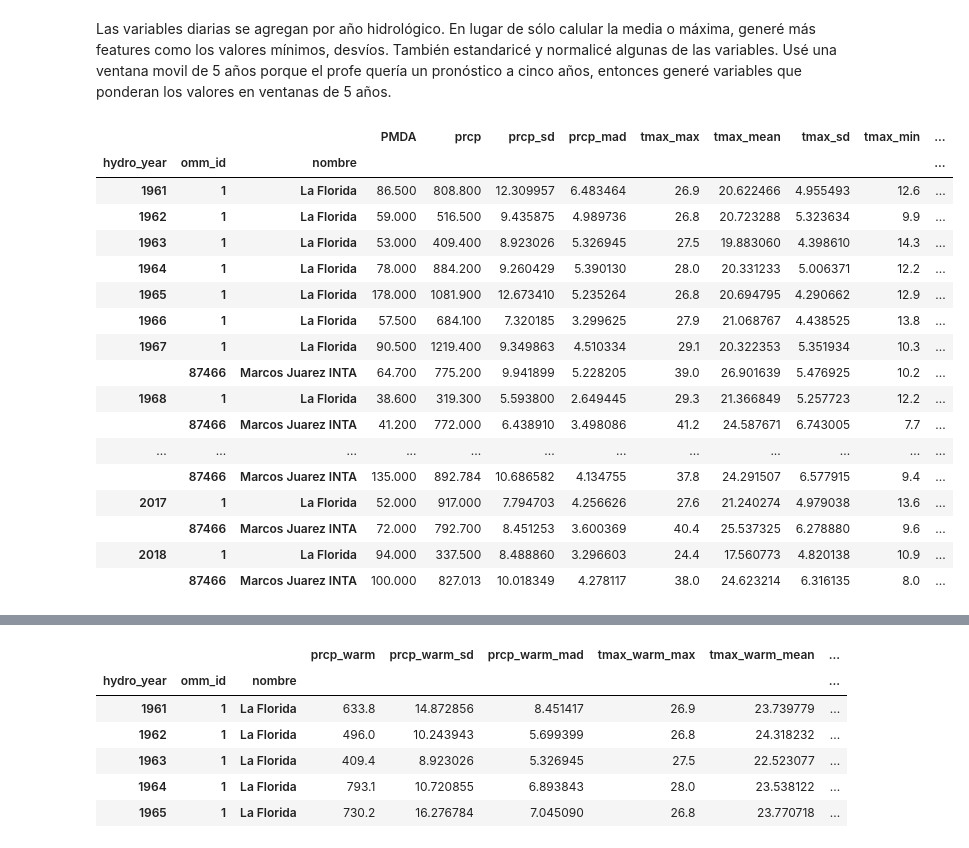
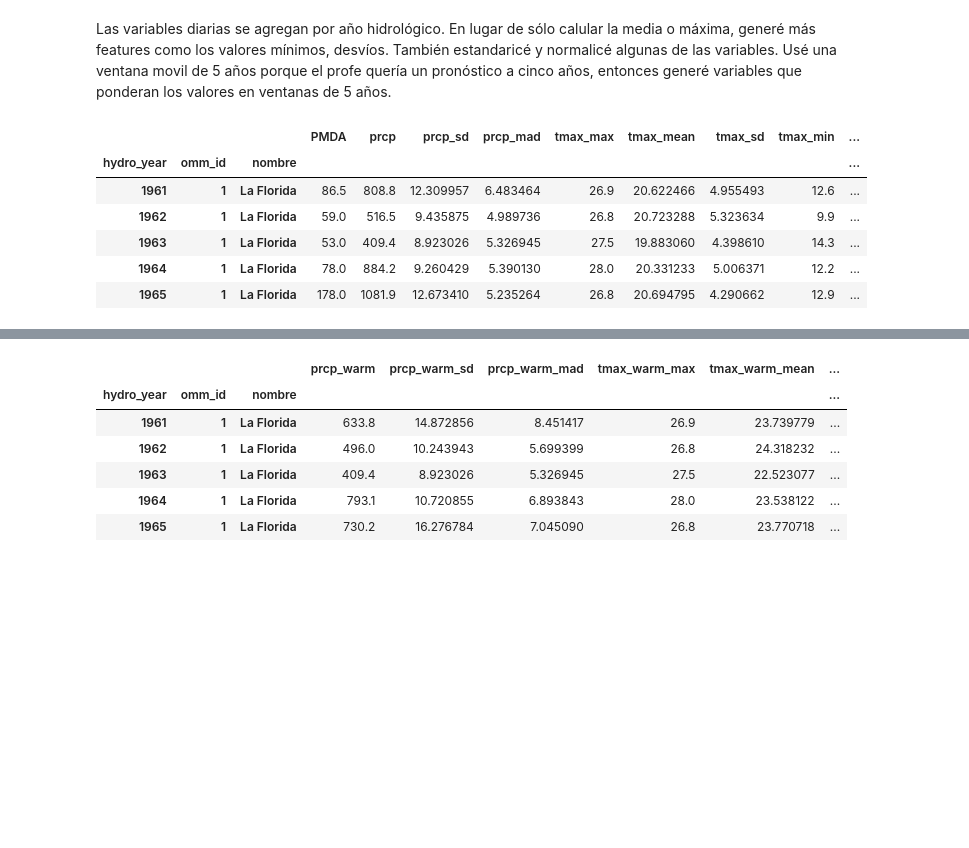
Before and after one commit to gringonivoli/diplo2020-mentoria-prediccion-lluvias-extremas, a Jupyter notebook: TP3_Alessio.ipynb, the cells around one changed output, grey strips where cells are left out. Saved outputs shown, nothing was run; the diff lists cells and outputs as text; code cells hidden in the pictures; blank space fills up the shorter version.

```diff
--- a/TP3_Alessio.ipynb
+++ b/TP3_Alessio.ipynb
@@ -250,66 +269,55 @@ dataset_yearly['PMDA_log'] = dataset_yearly.PMDA.transform(np.log)
 dataset_yearly['prcp_log'] = dataset_yearly.prcp.transform(np.log)
 dataset_yearly['prcp_standardized'] = (dataset_yearly['prcp'] - dataset_yearly['prcp'].mean()) / dataset_yearly['prcp'].std()
 dataset_yearly['prcp_normalized'] = (dataset_yearly['prcp'] - dataset_yearly['prcp'].min()) / (dataset_yearly['prcp'].max() - dataset_yearly['prcp'].min())
-dataset_yearly['prcp_standardized_rolling'] = dataset_yearly.groupby(['omm_id', 'nombre']).rolling(5)['prcp_standardized'].mean().droplevel(level=[0,1])
-dataset_yearly['prcp_normalized_rolling'] = dataset_yearly.groupby(['omm_id', 'nombre']).rolling(5)['prcp_normalized'].mean().droplevel(level=[0,1])
-dataset_yearly['prcp_log_rolling'] = dataset_yearly.groupby(['omm_id', 'nombre']).rolling(5)['prcp_log'].mean().droplevel(level=[0,1])
-dataset_yearly['PMDA_log_rolling'] = dataset_yearly.groupby(['omm_id', 'nombre']).rolling(5)['PMDA_log'].mean().droplevel(level=[0,1])
-dataset_yearly['PMDA_rolling'] = dataset_yearly.groupby(['omm_id', 'nombre']).rolling(5)['PMDA'].mean().droplevel(level=[0,1])
-dataset_yearly['prcp_rolling'] = dataset_yearly.groupby(['omm_id', 'nombre']).rolling(5)['prcp'].mean().droplevel(level=[0,1])
+#dataset_yearly['prcp_standardized_rolling'] = dataset_yearly.groupby(['omm_id', 'nombre']).rolling(5)['prcp_standardized'].mean().droplevel(level=[0,1])
+#dataset_yearly['prcp_normalized_rolling'] = dataset_yearly.groupby(['omm_id', 'nombre']).rolling(5)['prcp_normalized'].mean().droplevel(level=[0,1])
+#dataset_yearly['prcp_log_rolling'] = dataset_yearly.groupby(['omm_id', 'nombre']).rolling(5)['prcp_log'].mean().droplevel(level=[0,1])
+#dataset_yearly['PMDA_log_rolling'] = dataset_yearly.groupby(['omm_id', 'nombre']).rolling(5)['PMDA_log'].mean().droplevel(level=[0,1])
+#dataset_yearly['PMDA_rolling'] = dataset_yearly.groupby(['omm_id', 'nombre']).rolling(5)['PMDA'].mean().droplevel(level=[0,1])
+#dataset_yearly['prcp_rolling'] = dataset_yearly.groupby(['omm_id', 'nombre']).rolling(5)['prcp'].mean().droplevel(level=[0,1])
 
 # Variables derivadas de la temperatura media
 dataset_yearly['tmed_max'] = (dataset_yearly.tmax_max + dataset_yearly.tmin_max)/2
 dataset_yearly['tmed_mean'] = (dataset_yearly.tmax_mean + dataset_yearly.tmin_mean)/2
 dataset_yearly['tmed_min'] = (dataset_yearly.tmax_min + dataset_yearly.tmin_min)/2
 dataset_yearly['tmed_range'] = dataset_yearly.tmed_max - dataset_yearly.tmed_min
 dataset_yearly['tmed_standardized'] = (dataset_yearly['tmed_mean'] - dataset_yearly['tmed_mean'].mean()) / dataset_yearly['tmed_mean'].std()
 dataset_yearly['tmed_normalized'] = (dataset_yearly['tmed_mean'] - dataset_yearly['tmed_mean'].min()) / (dataset_yearly['tmed_mean'].max() - dataset_yearly['tmed_mean'].min())
 
 # Variables derivadas de la temperatura maxima
 dataset_yearly['tmax_range'] = dataset_yearly.tmax_max - dataset_yearly.tmax_min
 dataset_yearly['tmax_standardized'] = (dataset_yearly['tmax_mean'] - dataset_yearly['tmax_mean'].mean()) / dataset_yearly['tmax_mean'].std()
 dataset_yearly['tmax_normalized'] = (dataset_yearly['tmax_mean'] - dataset_yearly['tmax_mean'].min()) / (dataset_yearly['tmax_mean'].max() - dataset_yearly['tmax_mean'].min())
-dataset_yearly['tmax_standardized_rolling'] = dataset_yearly.groupby(['omm_id', 'nombre']).rolling(5)['tmax_mean'].mean().droplevel(level=[0,1])
-dataset_yearly['tmax_normalized_rolling'] = dataset_yearly.groupby(['omm_id', 'nombre']).rolling(5)['tmax_mean'].mean().droplevel(level=[0,1])
-dataset_yearly['tmax_min_rolling'] = dataset_yearly.groupby(['omm_id', 'nombre']).rolling(5)['tmax_mean'].mean().droplevel(level=[0,1])
-dataset_yearly['tmax_max_rolling'] = dataset_yearly.groupby(['omm_id', 'nombre']).rolling(5)['tmax_mean'].mean().droplevel(level=[0,1])
-dataset_yearly['tmax_mean_rolling'] = dataset_yearly.groupby(['omm_id', 'nombre']).rolling(5)['tmax_mean'].mean().droplevel(level=[0,1])
-dataset_yearly['tmax_range_rolling'] = dataset_yearly.groupby(['omm_id', 'nombre']).rolling(5)['tmax_mean'].mean().droplevel(level=[0,1])
+#dataset_yearly['tmax_standardized_rolling'] = dataset_yearly.groupby(['omm_id', 'nombre']).rolling(5)['tmax_mean'].mean().droplevel(level=[0,1])
+#dataset_yearly['tmax_normalized_rolling'] = dataset_yearly.groupby(['omm_id', 'nombre']).rolling(5)['tmax_mean'].mean().droplevel(level=[0,1])
+#dataset_yearly['tmax_min_rolling'] = dataset_yearly.groupby(['omm_id', 'nombre']).rolling(5)['tmax_mean'].mean().droplevel(level=[0,1])
+#dataset_yearly['tmax_max_rolling'] = dataset_yearly.groupby(['omm_id', 'nombre']).rolling(5)['tmax_mean'].mean().droplevel(level=[0,1])
+#dataset_yearly['tmax_mean_rolling'] = dataset_yearly.groupby(['omm_id', 'nombre']).rolling(5)['tmax_mean'].mean().droplevel(level=[0,1])
+#dataset_yearly['tmax_range_rolling'] = dataset_yearly.groupby(['omm_id', 'nombre']).rolling(5)['tmax_mean'].mean().droplevel(level=[0,1])
 
 # Variables derivadas de la temperatura minima
 dataset_yearly['tmin_range'] = dataset_yearly.tmin_max - dataset_yearly.tmin_min
 dataset_yearly['tmin_standardized'] = (dataset_yearly['tmin_mean'] - dataset_yearly['tmin_mean'].mean()) / dataset_yearly['tmin_mean'].std()
 dataset_yearly['tmin_normalized'] = (dataset_yearly['tmin_mean'] - dataset_yearly['tmin_mean'].min()) / (dataset_yearly['tmin_mean'].max() - dataset_yearly['tmin_mean'].min())
-dataset_yearly['tmin_standardized_rolling'] = dataset_yearly.groupby(['omm_id', 'nombre']).rolling(5)['tmin_mean'].mean().droplevel(level=[0,1])
-dataset_yearly['tmin_normalized_rolling'] = dataset_yearly.groupby(['omm_id', 'nombre']).rolling(5)['tmin_mean'].mean().droplevel(level=[0,1])
-dataset_yearly['tmin_min_rolling'] = dataset_yearly.groupby(['omm_id', 'nombre']).rolling(5)['tmin_mean'].mean().droplevel(level=[0,1])
-dataset_yearly['tmin_max_rolling'] = dataset_yearly.groupby(['omm_id', 'nombre']).rolling(5)['tmin_mean'].mean().droplevel(level=[0,1])
-dataset_yearly['tmin_mean_rolling'] = dataset_yearly.groupby(['omm_id', 'nombre']).rolling(5)['tmin_mean'].mean().droplevel(level=[0,1])
-dataset_yearly['tmin_range_rolling'] = dataset_yearly.groupby(['omm_id', 'nombre']).rolling(5)['tmin_mean'].mean().droplevel(level=[0,1])
+#dataset_yearly['tmin_standardized_rolling'] = dataset_yearly.groupby(['omm_id', 'nombre']).rolling(5)['tmin_mean'].mean().droplevel(level=[0,1])
+#dataset_yearly['tmin_normalized_rolling'] = dataset_yearly.groupby(['omm_id', 'nombre']).rolling(5)['tmin_mean'].mean().droplevel(level=[0,1])
+#dataset_yearly['tmin_min_rolling'] = dataset_yearly.groupby(['omm_id', 'nombre']).rolling(5)['tmin_mean'].mean().droplevel(level=[0,1])
+#dataset_yearly['tmin_max_rolling'] = dataset_yearly.groupby(['omm_id', 'nombre']).rolling(5)['tmin_mean'].mean().droplevel(level=[0,1])
+#dataset_yearly['tmin_mean_rolling'] = dataset_yearly.groupby(['omm_id', 'nombre']).rolling(5)['tmin_mean'].mean().droplevel(level=[0,1])
+#dataset_yearly['tmin_range_rolling'] = dataset_yearly.groupby(['omm_id', 'nombre']).rolling(5)['tmin_mean'].mean().droplevel(level=[0,1])
 
 # Variables derivadas del viento
 dataset_yearly['vmed_log'] = dataset_yearly.vmed_mean.transform(np.log)
 dataset_yearly['vmed_standardized'] = (dataset_yearly['vmed_mean'] - dataset_yearly['vmed_mean'].mean()) / dataset_yearly['vmed_mean'].std()
 dataset_yearly['vmed_normalized'] = (dataset_yearly['vmed_mean'] - dataset_yearly['vmed_mean'].min()) / (dataset_yearly['vmed_mean'].max() - dataset_yearly['vmed_mean'].min())
 
 
-dataset_yearly
+dataset_yearly.head()
 # %% [output]
 |  |  |  | PMDA | prcp | prcp_sd | prcp_mad | tmax_max | tmax_mean | tmax_sd | tmax_min | ... |
 | hydro_year | omm_id | nombre |  |  |  |  |  |  |  |  | ... |
-| 1961 | 1 | La Florida | 86.500 | 808.800 | 12.309957 | 6.483464 | 26.9 | 20.622466 | 4.955493 | 12.6 | ... |
-| 1962 | 1 | La Florida | 59.000 | 516.500 | 9.435875 | 4.989736 | 26.8 | 20.723288 | 5.323634 | 9.9 | ... |
-| 1963 | 1 | La Florida | 53.000 | 409.400 | 8.923026 | 5.326945 | 27.5 | 19.883060 | 4.398610 | 14.3 | ... |
-| 1964 | 1 | La Florida | 78.000 | 884.200 | 9.260429 | 5.390130 | 28.0 | 20.331233 | 5.006371 | 12.2 | ... |
-| 1965 | 1 | La Florida | 178.000 | 1081.900 | 12.673410 | 5.235264 | 26.8 | 20.694795 | 4.290662 | 12.9 | ... |
-| 1966 | 1 | La Florida | 57.500 | 684.100 | 7.320185 | 3.299625 | 27.9 | 21.068767 | 4.438525 | 13.8 | ... |
-| 1967 | 1 | La Florida | 90.500 | 1219.400 | 9.349863 | 4.510334 | 29.1 | 20.322353 | 5.351934 | 10.3 | ... |
-|  | 87466 | Marcos Juarez INTA | 64.700 | 775.200 | 9.941899 | 5.228205 | 39.0 | 26.901639 | 5.476925 | 10.2 | ... |
-| 1968 | 1 | La Florida | 38.600 | 319.300 | 5.593800 | 2.649445 | 29.3 | 21.366849 | 5.257723 | 12.2 | ... |
-|  | 87466 | Marcos Juarez INTA | 41.200 | 772.000 | 6.438910 | 3.498086 | 41.2 | 24.587671 | 6.743005 | 7.7 | ... |
-| ... | ... | ... | ... | ... | ... | ... | ... | ... | ... | ... | ... |
-|  | 87466 | Marcos Juarez INTA | 135.000 | 892.784 | 10.686582 | 4.134755 | 37.8 | 24.291507 | 6.577915 | 9.4 | ... |
-| 2017 | 1 | La Florida | 52.000 | 917.000 | 7.794703 | 4.256626 | 27.6 | 21.240274 | 4.979038 | 13.6 | ... |
-|  | 87466 | Marcos Juarez INTA | 72.000 | 792.700 | 8.451253 | 3.600369 | 40.4 | 25.537325 | 6.278880 | 9.6 | ... |
-| 2018 | 1 | La Florida | 94.000 | 337.500 | 8.488860 | 3.296603 | 24.4 | 17.560773 | 4.820138 | 10.9 | ... |
-|  | 87466 | Marcos Juarez INTA | 100.000 | 827.013 | 10.018349 | 4.278117 | 38.0 | 24.623214 | 6.316135 | 8.0 | ... |
+| 1961 | 1 | La Florida | 86.5 | 808.8 | 12.309957 | 6.483464 | 26.9 | 20.622466 | 4.955493 | 12.6 | ... |
+| 1962 | 1 | La Florida | 59.0 | 516.5 | 9.435875 | 4.989736 | 26.8 | 20.723288 | 5.323634 | 9.9 | ... |
+| 1963 | 1 | La Florida | 53.0 | 409.4 | 8.923026 | 5.326945 | 27.5 | 19.883060 | 4.398610 | 14.3 | ... |
+| 1964 | 1 | La Florida | 78.0 | 884.2 | 9.260429 | 5.390130 | 28.0 | 20.331233 | 5.006371 | 12.2 | ... |
+| 1965 | 1 | La Florida | 178.0 | 1081.9 | 12.673410 | 5.235264 | 26.8 | 20.694795 | 4.290662 | 12.9 | ... |
```
Also changed, not shown: parts of 97 cells of this notebook.
